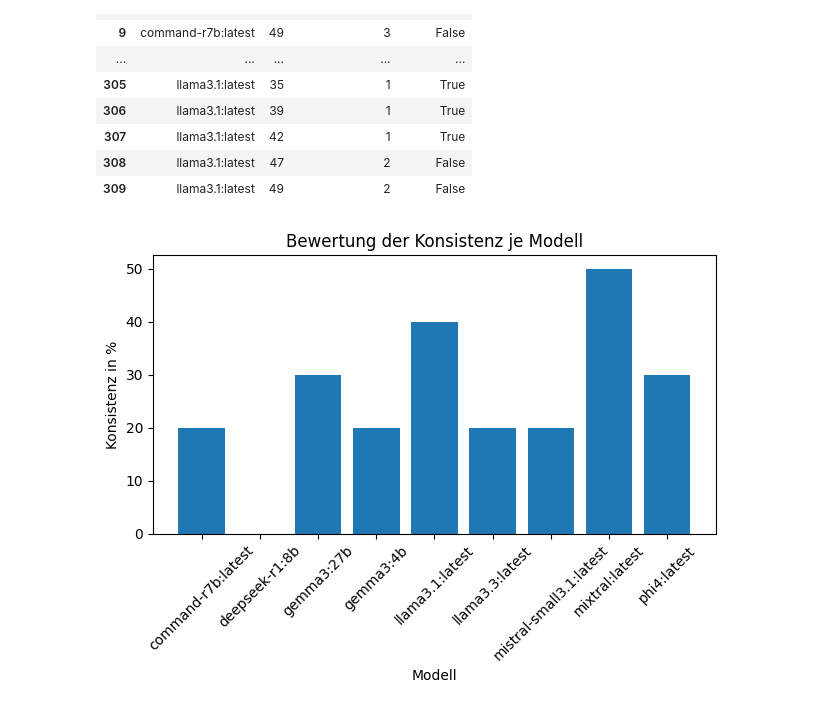
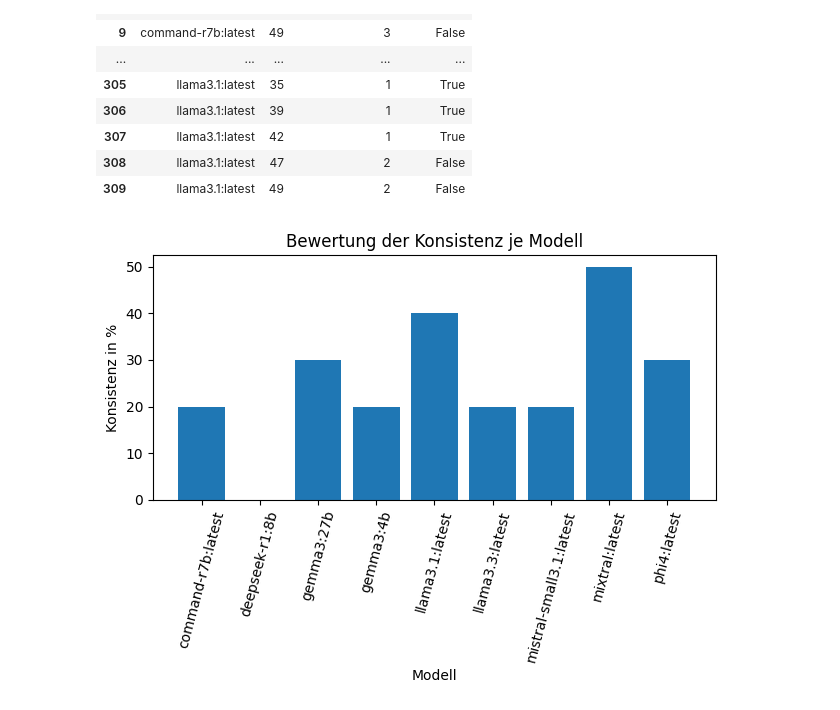
Before and after one commit to mauricehaas/EchoLearn, a Jupyter notebook: backend/llm_evaluation/eval_repro_sf.ipynb, the cells around one changed output. Cells and saved outputs as stored; diff of their text form; code cells hidden in the pictures.

```diff
--- a/backend/llm_evaluation/eval_repro_sf.ipynb
+++ b/backend/llm_evaluation/eval_repro_sf.ipynb
@@ -79,13 +79,13 @@ rating_variation.head(50)
 # %%
 # Darstellen als Grafik
 plt.figure()
 plt.bar(model_consistency["model"], model_consistency["consistency_score"])
 
 plt.xlabel("Modell")
 plt.ylabel("Konsistenz in %")
 plt.title("Bewertung der Konsistenz je Modell")
-plt.xticks(rotation=45)
+plt.xticks(rotation=75)
 plt.tight_layout()
 plt.show()
 # %% [output]
-[figure, old version]
+[figure, new version]
```
Also changed, not shown: parts of 2 cells of this notebook, 7 other files.
